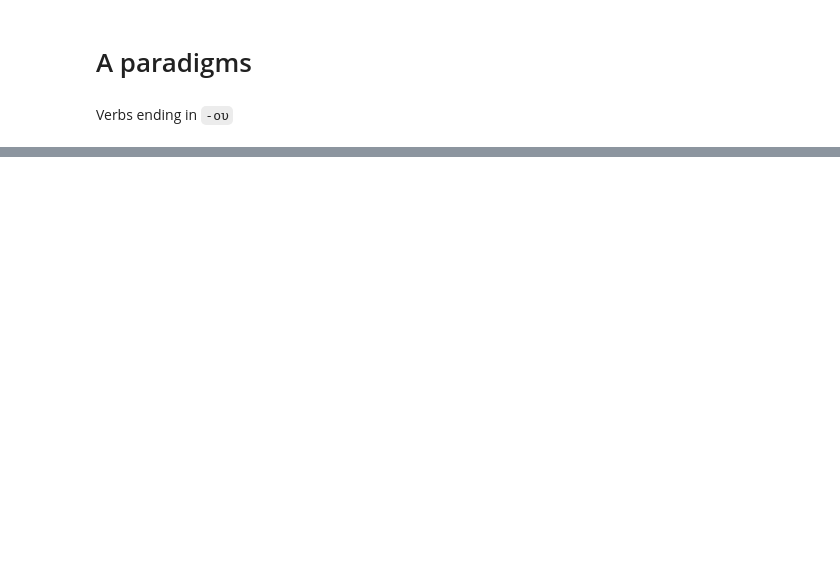
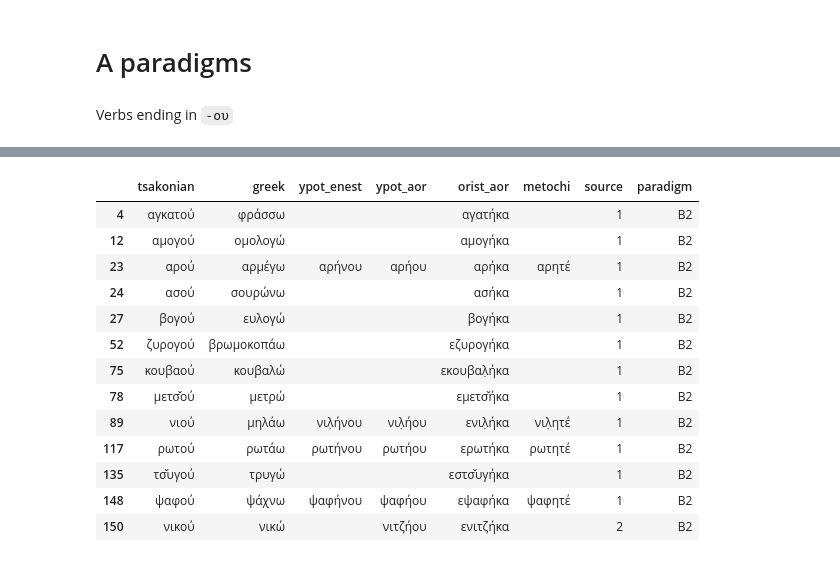
Before and after one commit to jgchaparro/TsakonianDB, a Jupyter notebook: TsakonianDB/grammar/verb_paradigm_extractor.ipynb, the cells around one changed output, grey strips where cells are left out. Cells and saved outputs as stored; diff of their text form; code cells hidden in the pictures; blank space fills up the shorter version.

```diff
--- a/TsakonianDB/grammar/verb_paradigm_extractor.ipynb
+++ b/TsakonianDB/grammar/verb_paradigm_extractor.ipynb
@@ -297,0 +302,13 @@ display(df[mask])
+# %%
+# Β1
+ending = 'ού'
+aoristos_ending = 'άκα'
+paradigm = 'Β1'
+
+add = True
+mask = (df['tsakonian'].str.endswith(ending) &
+        df['orist_aor'].str.endswith(aoristos_ending))
+
+if add:
+    df.loc[mask, 'paradigm'] = paradigm
+display(df[mask])
@@ -297,0 +326,28 @@ display(df[mask])
+# %%
+# Β2
+ending = 'ού'
+aoristos_ending = 'ήκα'
+paradigm = 'Β2'
+
+add = True
+mask = (df['tsakonian'].str.endswith(ending) &
+        df['orist_aor'].str.endswith(aoristos_ending))
+
+if add:
+    df.loc[mask, 'paradigm'] = paradigm
+display(df[mask])
+# %% [output]
+|  | tsakonian | greek | ypot_enest | ypot_aor | orist_aor | metochi | source | paradigm |
+| 4 | αγκατού | φράσσω |  |  | αγατήκα |  | 1 | Β2 |
+| 12 | αμογού | ομολογώ |  |  | αμογήκα |  | 1 | Β2 |
+| 23 | αρού | αρμέγω | αρήνου | αρήου | αρήκα | αρητέ | 1 | Β2 |
+| 24 | ασού | σουρώνω |  |  | ασήκα |  | 1 | Β2 |
+| 27 | βογού | ευλογώ |  |  | βογήκα |  | 1 | Β2 |
+| 52 | ζυρογού | βρωμοκοπάω |  |  | εζυρογήκα |  | 1 | Β2 |
+| 75 | κουβαού | κουβαλώ |  |  | εκουβαλ̣ήκα |  | 1 | Β2 |
+| 78 | μετσ̌ού | μετρώ |  |  | εμετσ̌ήκα |  | 1 | Β2 |
+| 89 | νιού | μηλάω | νιλ̣ήνου | νιλ̣ήου | ενιλ̣ήκα | νιλ̣ητέ | 1 | Β2 |
+| 117 | ρωτού | ρωτάω | ρωτήνου | ρωτήου | ερωτήκα | ρωτητέ | 1 | Β2 |
+| 135 | τσ̌υγού | τρυγώ |  |  | εστσ̌υγήκα |  | 1 | Β2 |
+| 148 | ψαφού | ψάχνω | ψαφήνου | ψαφήου | εψαφήκα | ψαφητέ | 1 | Β2 |
+| 150 | νικού | νικώ |  | νιτζήου | ενιτζήκα |  | 2 | Β2 |
```
Also changed, not shown: parts of 21 cells of this notebook, 9 other files.
